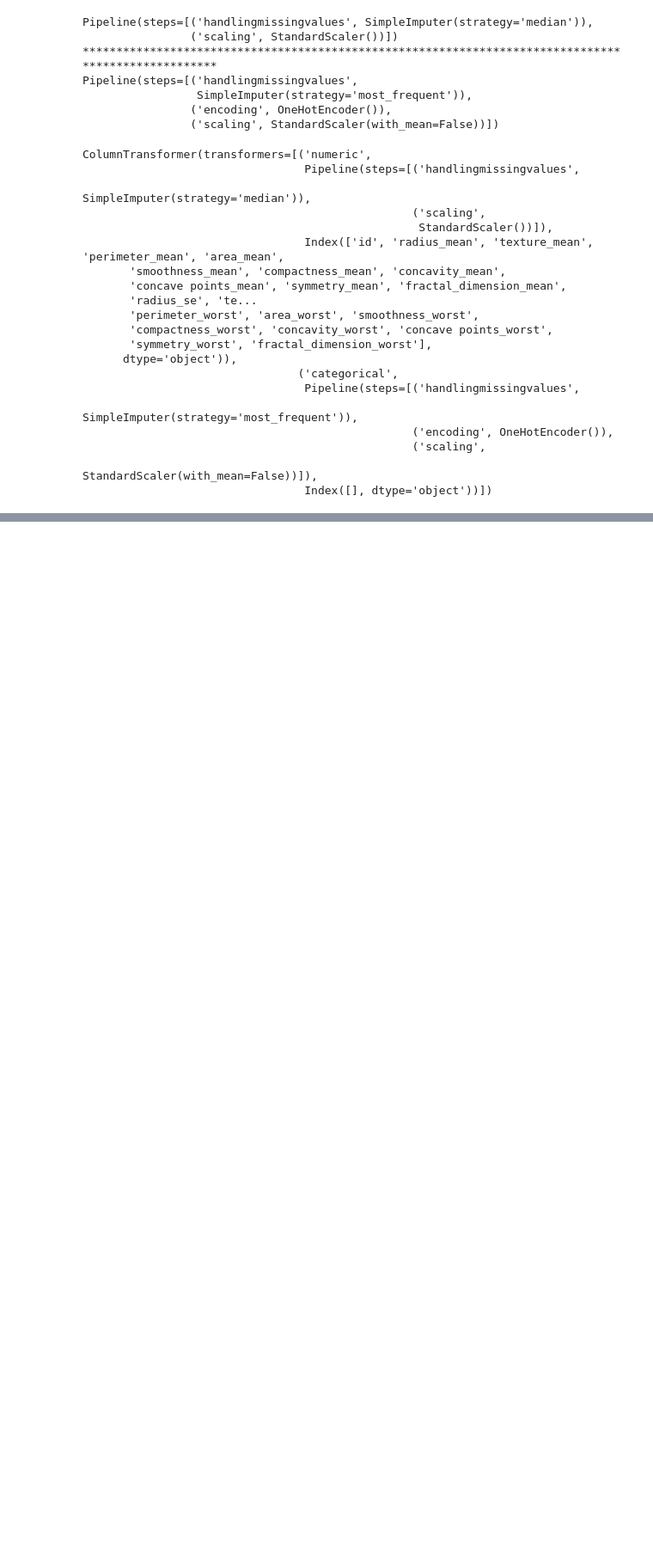
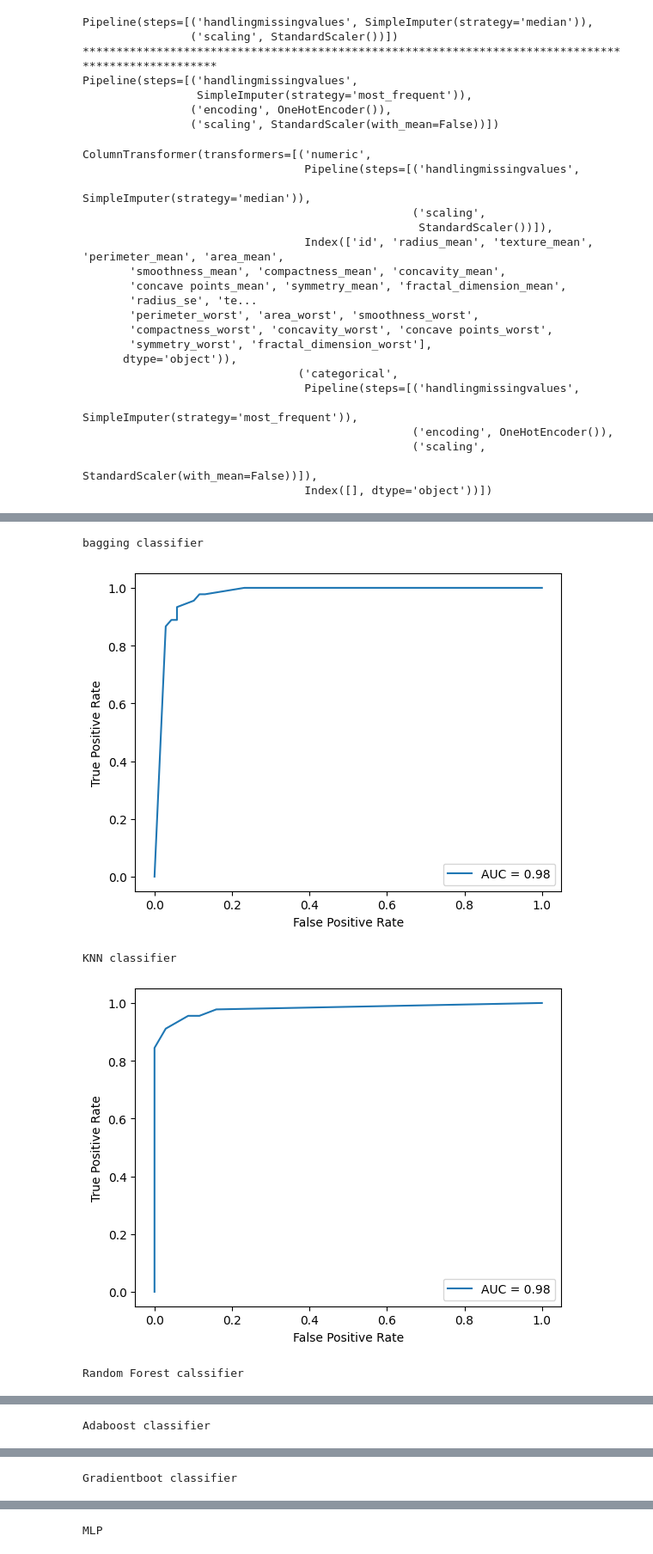
Before and after one commit to arimartorano/breastcanceranalysis, a Jupyter notebook: logisticreg.ipynb, the cells around one changed output, grey strips where cells are left out. Shown: that part at 86% size. Cells and saved outputs as stored; diff of their text form; code cells hidden in the pictures; blank space fills up the shorter version.

```diff
--- a/logisticreg.ipynb
+++ b/logisticreg.ipynb
@@ -182,0 +194,4 @@ KeyboardInterrupt:
+# %%
+for index, tup in enumerate(trained_models):
+    prepare_classification_report(tup[0], tup[1])
+    print("\n")
@@ -182,0 +216,12 @@ KeyboardInterrupt:
+# %%
+encoder = LabelEncoder()
+y_test = encoder.fit_transform(y_test)
+
+for index, tup in enumerate(trained_models):
+    prepare_roc_curve(tup[0], tup[1])
+# %% [output]
+bagging classifier
+[figure, added]
+KNN classifier
+[figure, added]
+Random Forest calssifier
@@ -182,0 +229 @@ KeyboardInterrupt:
+Adaboost classifier
@@ -182,0 +231 @@ KeyboardInterrupt:
+Gradientboot classifier
@@ -182,0 +233 @@ KeyboardInterrupt:
+MLP
```
Also changed, not shown: parts of 5 cells of this notebook.
